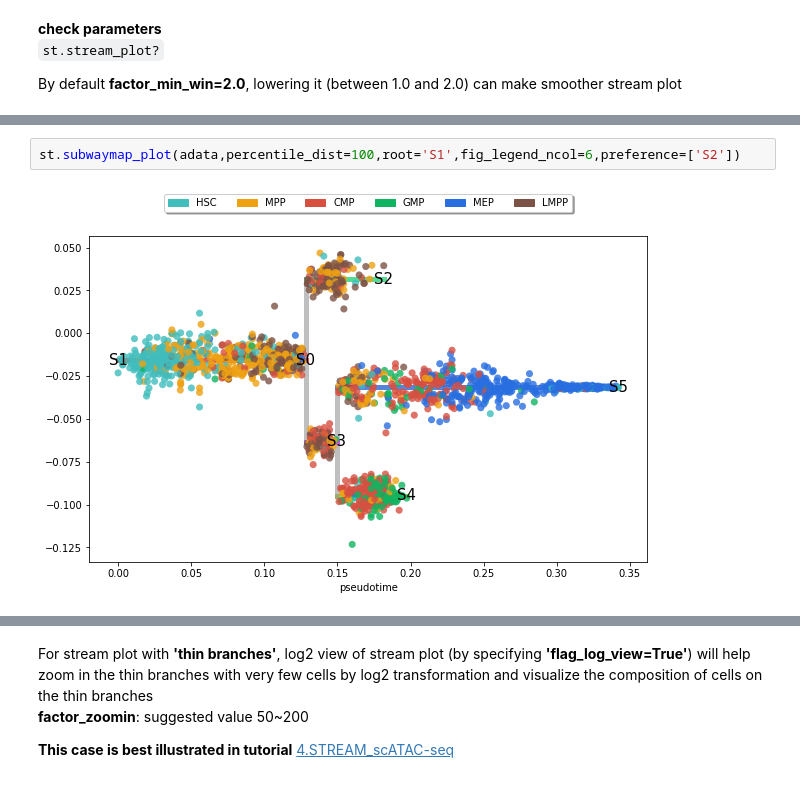
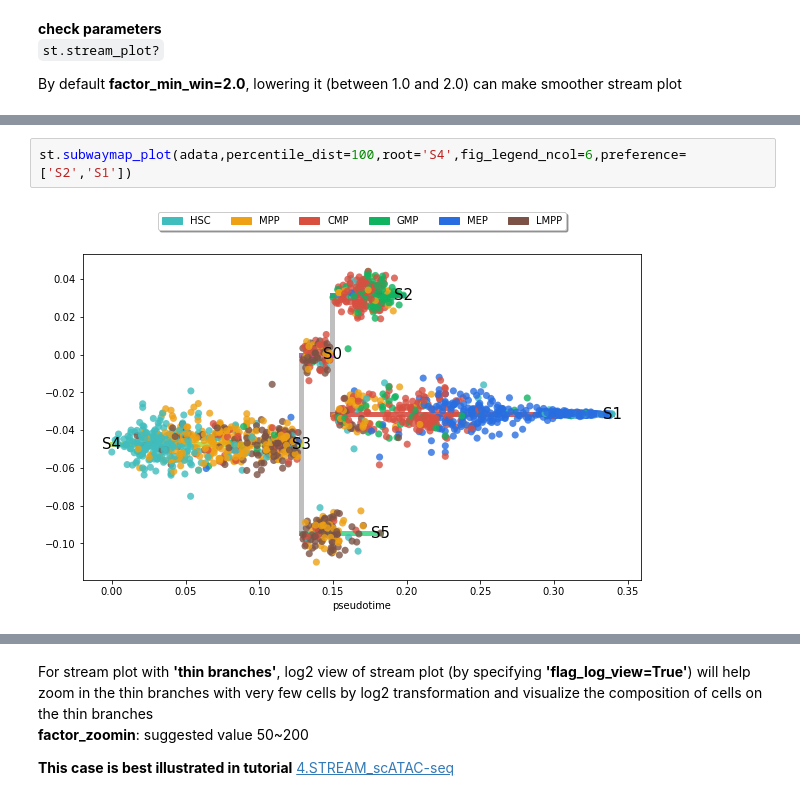
Before and after one commit to pinellolab/STREAM, a Jupyter notebook: tutorial/1.STREAM_scRNA-seq.ipynb, the cells around one changed output, grey strips where cells are left out. Saved outputs shown, nothing was run; the diff lists cells and outputs as text.

```diff
--- a/tutorial/1.STREAM_scRNA-seq.ipynb
+++ b/tutorial/1.STREAM_scRNA-seq.ipynb
@@ -271,4 +278,4 @@ Users can specify the order preference of nodes themselves by setting the parame
 # %%
-st.subwaymap_plot(adata,percentile_dist=100,root='S1',fig_legend_ncol=6,preference=['S2'])
+st.subwaymap_plot(adata,percentile_dist=100,root='S4',fig_legend_ncol=6,preference=['S2','S1'])
 # %% [output]
-[figure, old version]
+[figure, new version]
```
Also changed, not shown: parts of 36 cells of this notebook.
